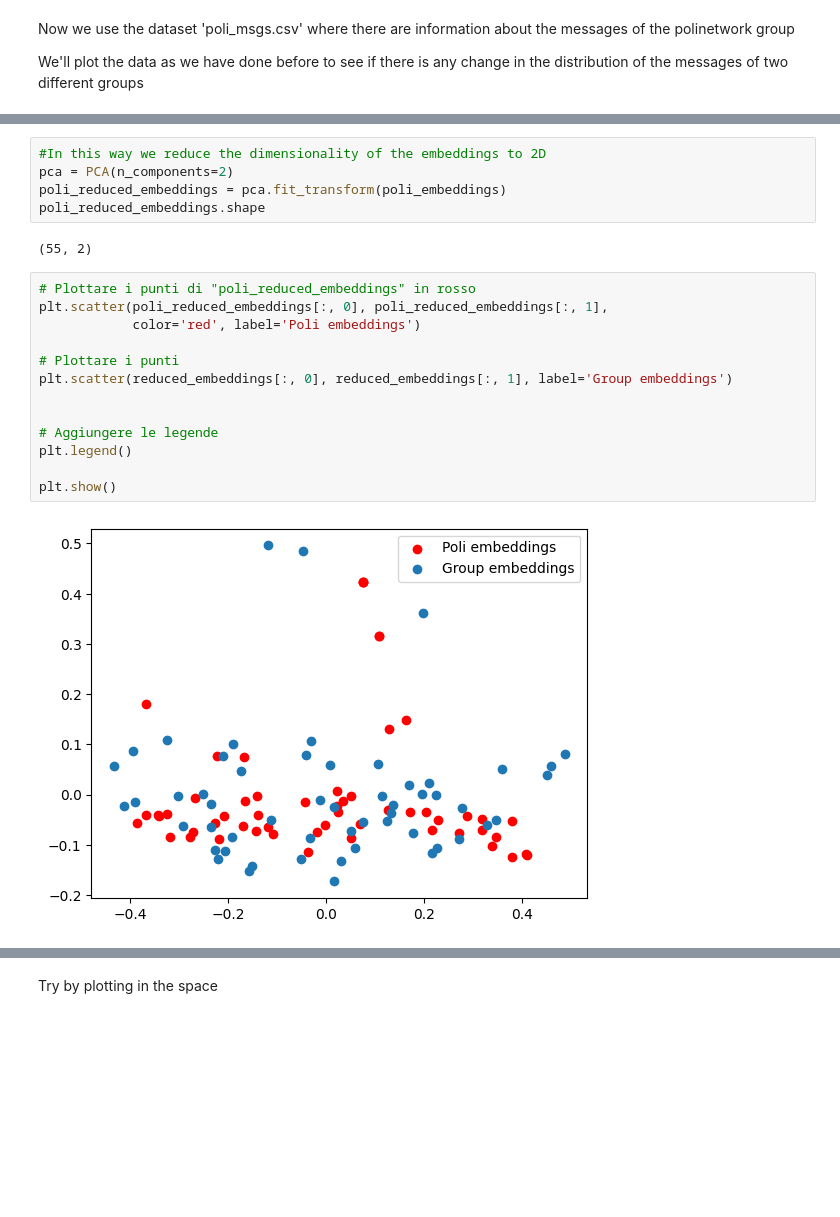
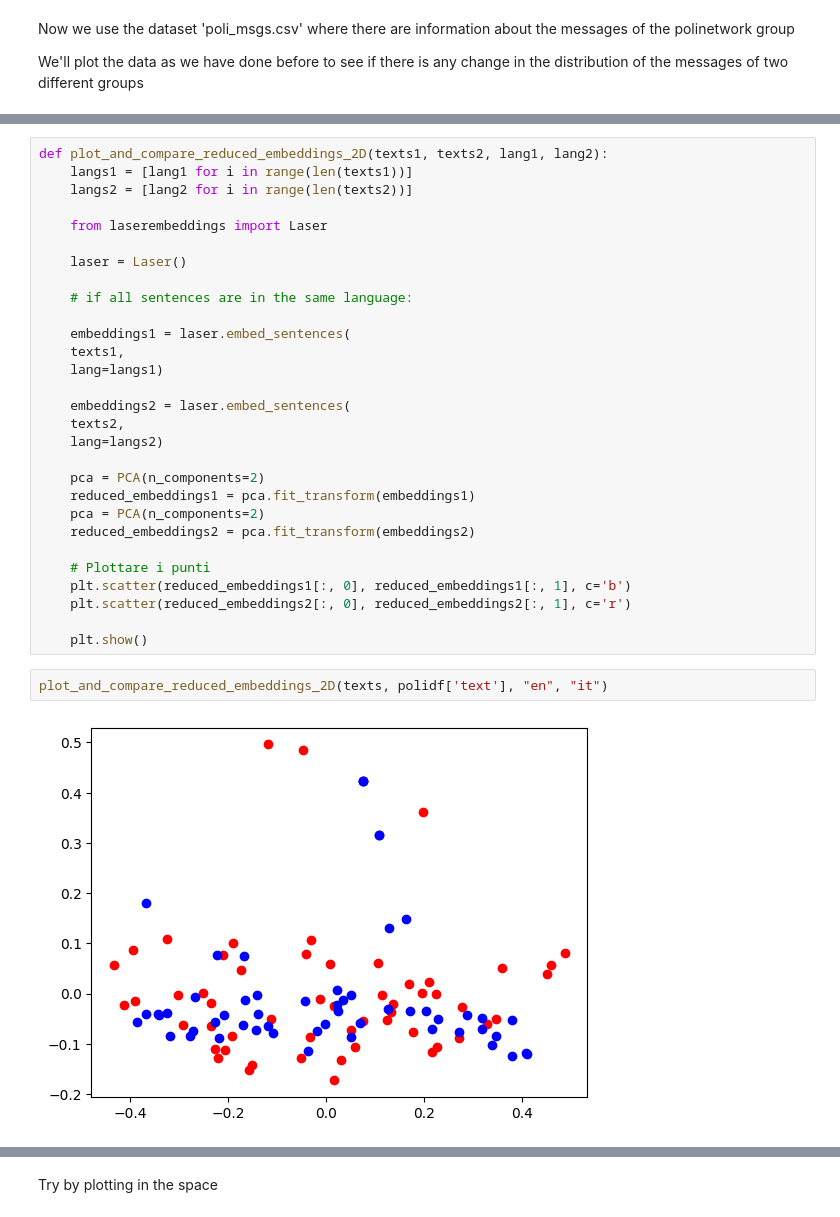
Before and after one commit to amirmosio/telegram-event-detection, a Jupyter notebook: Plotting_data.ipynb, the cells around one changed output, grey strips where cells are left out. Drawn from its saved outputs; the diff is of its cells as text; blank space fills up the shorter version.

```diff
--- a/Plotting_data.ipynb
+++ b/Plotting_data.ipynb
@@ -148,22 +182,33 @@ Name: text, dtype: object
-# %%
-#In this way we reduce the dimensionality of the embeddings to 2D
-pca = PCA(n_components=2)
-poli_reduced_embeddings = pca.fit_transform(poli_embeddings)
-poli_reduced_embeddings.shape
-# %% [output]
-(55, 2)
-# %%
-# Plottare i punti di "poli_reduced_embeddings" in rosso
-plt.scatter(poli_reduced_embeddings[:, 0], poli_reduced_embeddings[:, 1],
-            color='red', label='Poli embeddings')
-
-# Plottare i punti
-plt.scatter(reduced_embeddings[:, 0], reduced_embeddings[:, 1], label='Group embeddings')
-
-
-# Aggiungere le legende
-plt.legend()
-
-plt.show()
-# %% [output]
-[figure, removed]
+# %%
+def plot_and_compare_reduced_embeddings_2D(texts1, texts2, lang1, lang2):
+    langs1 = [lang1 for i in range(len(texts1))]
+    langs2 = [lang2 for i in range(len(texts2))]
+
+    from laserembeddings import Laser
+
+    laser = Laser()
+
+    # if all sentences are in the same language:
+
+    embeddings1 = laser.embed_sentences(
+    texts1,
+    lang=langs1)
+
+    embeddings2 = laser.embed_sentences(
+    texts2,
+    lang=langs2)
+
+    pca = PCA(n_components=2)
+    reduced_embeddings1 = pca.fit_transform(embeddings1)
+    pca = PCA(n_components=2)
+    reduced_embeddings2 = pca.fit_transform(embeddings2)
+
+    # Plottare i punti
+    plt.scatter(reduced_embeddings1[:, 0], reduced_embeddings1[:, 1], c='b')
+    plt.scatter(reduced_embeddings2[:, 0], reduced_embeddings2[:, 1], c='r')
+
+    plt.show()
+# %%
+plot_and_compare_reduced_embeddings_2D(texts, polidf['text'], "en", "it")
+# %% [output]
+[figure, added]
```
Also changed, not shown: parts of 16 cells of this notebook.
